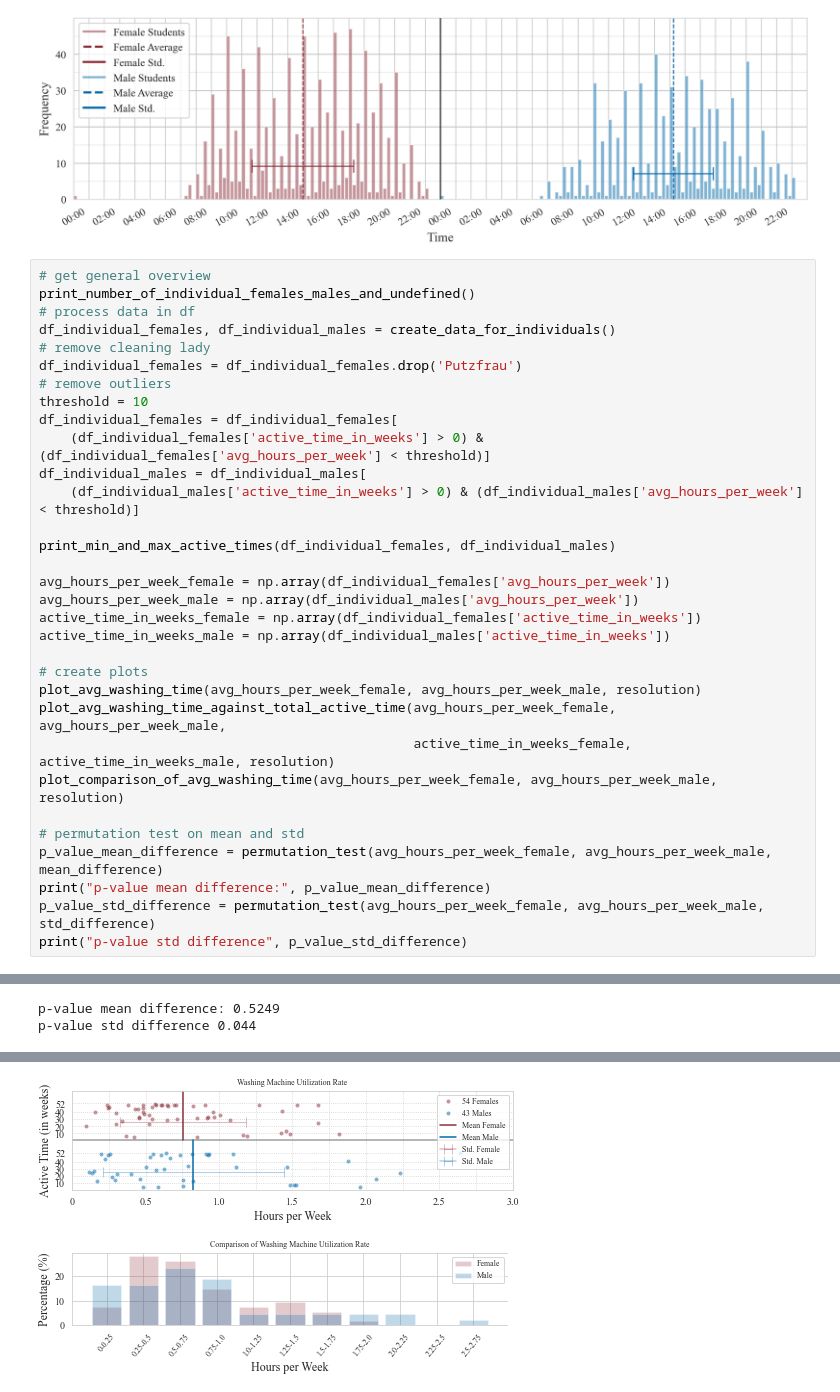
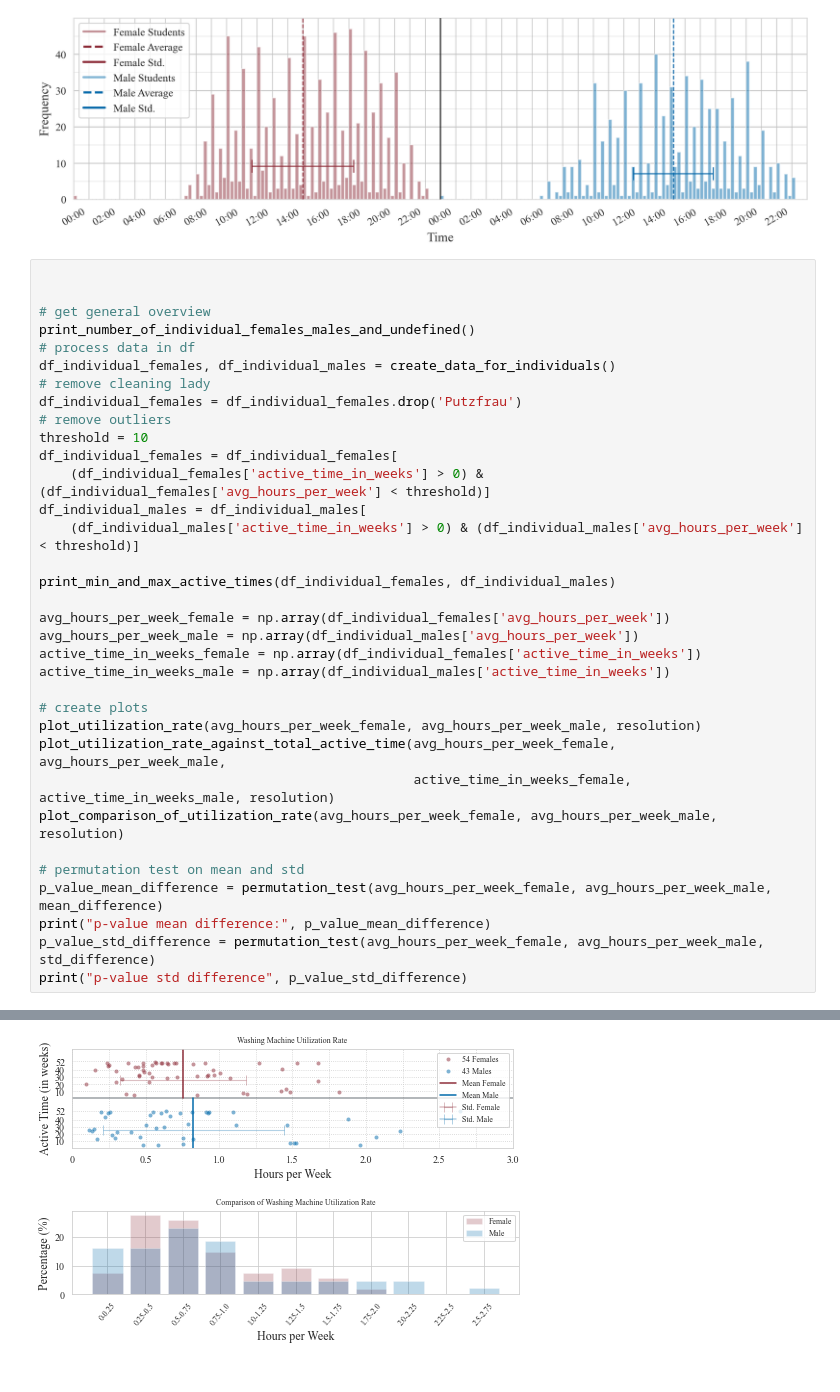
Before and after one commit to lenardrommel/washingmachine-analysis, a Jupyter notebook: analysis/main.ipynb, the cells around one changed output, grey strips where cells are left out. Saved outputs shown, nothing was run; the diff lists cells and outputs as text.

Commit message:
added plots again

```diff
--- a/analysis/main.ipynb
+++ b/analysis/main.ipynb
@@ -379,6 +379,8 @@ fig.savefig(f'{plot_path}averaged_distribution.png')
 # %% [output]
 [figure]
 # %%
+
+
 # get general overview
 print_number_of_individual_females_males_and_undefined()
 # process data in df
@@ -400,10 +402,10 @@ active_time_in_weeks_female = np.array(df_individual_females['active_time_in_wee
 active_time_in_weeks_male = np.array(df_individual_males['active_time_in_weeks'])
 
 # create plots
-plot_avg_washing_time(avg_hours_per_week_female, avg_hours_per_week_male, resolution)
-plot_avg_washing_time_against_total_active_time(avg_hours_per_week_female, avg_hours_per_week_male,
+plot_utilization_rate(avg_hours_per_week_female, avg_hours_per_week_male, resolution)
+plot_utilization_rate_against_total_active_time(avg_hours_per_week_female, avg_hours_per_week_male,
                                                 active_time_in_weeks_female, active_time_in_weeks_male, resolution)
-plot_comparison_of_avg_washing_time(avg_hours_per_week_female, avg_hours_per_week_male, resolution)
+plot_comparison_of_utilization_rate(avg_hours_per_week_female, avg_hours_per_week_male, resolution)
 
 # permutation test on mean and std
 p_value_mean_difference = permutation_test(avg_hours_per_week_female, avg_hours_per_week_male, mean_difference)
@@ -426,5 +431,3 @@ Std. f/m 0.42884904661652756 0.6158779884482287
-p-value mean difference: 0.5249
-p-value std difference 0.044
 [figure]
 [figure]
-[figure, old version]
+[figure, new version]
```
Also changed, not shown: parts of 2 cells of this notebook, 5 other files.
